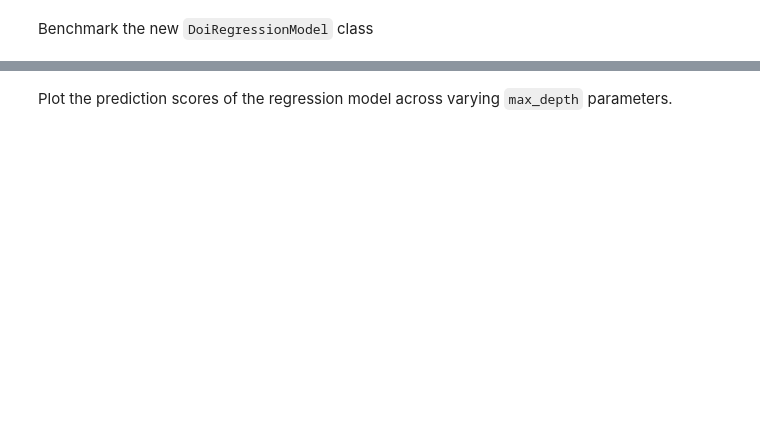
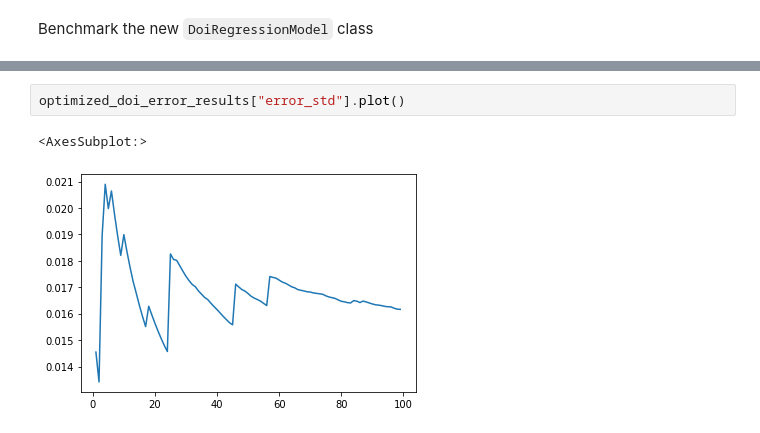
Before and after one commit to vis-au/prointerest, a Jupyter notebook: server/benchmarks/benchmarks.ipynb, the cells around one changed output, grey strips where cells are left out. Drawn from its saved outputs; the diff is of its cells as text; blank space fills up the shorter version.

```diff
--- a/server/benchmarks/benchmarks.ipynb
+++ b/server/benchmarks/benchmarks.ipynb
@@ -178,2 +236,5 @@ chunk_size_results = benchmark_chunk_size()
-# %% [markdown]
-Plot the prediction scores of the regression model across varying `max_depth` parameters.
+# %%
+optimized_doi_error_results["error_std"].plot()
+# %% [output]
+<AxesSubplot:>
+[figure, added]
```
Also changed, not shown: parts of 6 cells of this notebook.
